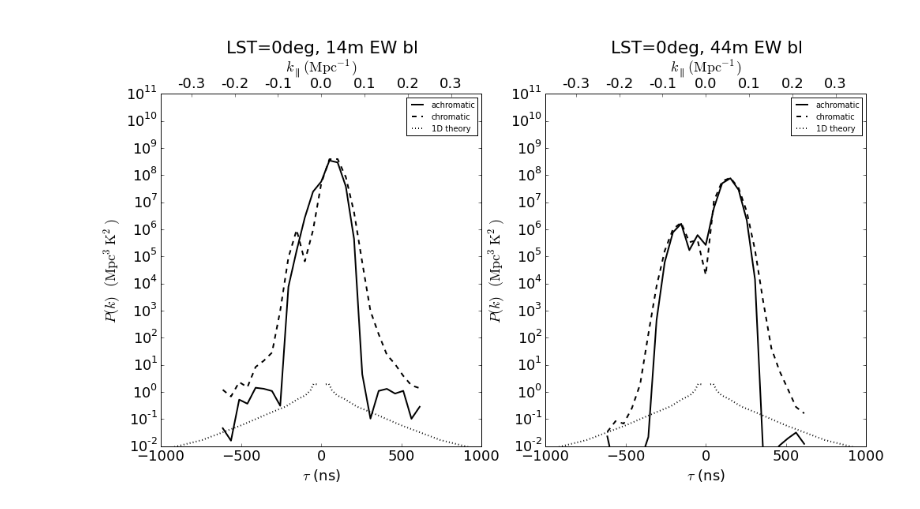
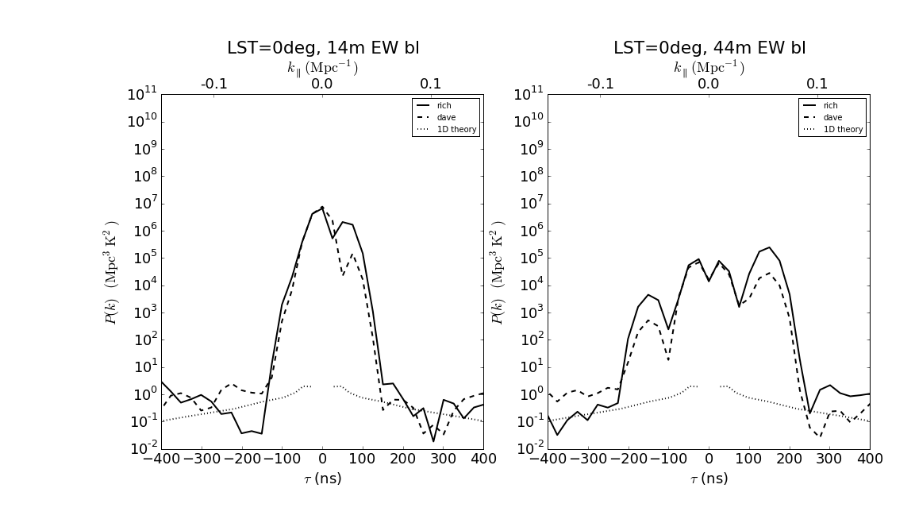
Before and after one commit to aewallwi/DishPapers, a Jupyter notebook: DishBeamMeasurements/paper/plot_nithya_simulated_visibilities.ipynb, the cells around one changed output. Drawn from its saved outputs; the diff is of its cells as text; code cells hidden in the pictures.

Commit message:
add new plots to repo and to paper draft

```diff
--- a/DishBeamMeasurements/paper/plot_nithya_simulated_visibilities.ipynb
+++ b/DishBeamMeasurements/paper/plot_nithya_simulated_visibilities.ipynb
@@ -22 +6,5 @@ visibilities (in Jy Hz) of size 30x256x4 using achromatic beam
+# %%
+d = '/Users/abrahamn/Documents/Physics/papers/DishPapers/data/'
+visdatrich = np.load(d+'14.0m_dish_multi_baseline_visibilities_no_ground_drift_80x1080.0s_baseline_range_14.6-58.4_asm_all_sky_sprms_0.0_nside_256_derr_0.000ns_gerr_0.00dB_nrand_1_Tsys_220.0K_128x781.2_kHz_150.0_MHz_extpb_RBAN_137.5_MHz_achromatic_no_pfb.npz')
+visdatdave = np.load(d+'14.0m_dish_multi_baseline_visibilities_no_ground_drift_80x1080.0s_baseline_range_14.6-58.4_asm_all_sky_sprms_0.0_nside_256_derr_0.000ns_gerr_0.00dB_nrand_1_Tsys_220.0K_128x781.2_kHz_150.0_MHz_extpb_DDAN_137.5_MHz_achromatic_no_pfb.npz')
 # %%
@@ -33,10 +21,10 @@ visdat.files
 # %%
-freqs = visdat['freqs']
+freqs = visdatrich['freq']
 dfHz = freqs[1]-freqs[0]
 
 desiredcenterfreq = 150.e6
 desiredcenterindex = int((desiredcenterfreq-freqs[0])/dfHz)
-bandbandwidth = 20.e6 # Hz
+bandbandwidth = 40.e6 # Hz
 desirednfreqs = bandbandwidth/dfHz
 desiredindices = arange(len(freqs))[arange(int(desiredcenterindex-desirednfreqs/2),int(desiredcenterindex+desirednfreqs/2))]
 
@@ -48,6 +36,7 @@ centerbandlamda = 3.e8/centerbandfreq
 
 z = 1420.e6/centerbandfreq-1
 Ez = sqrt(.3*(1+z)**3+.7)
+H0overc = 2.335e-4 # 1/Mpc
 # %%
 # Theory power spectrum from Zaki's PAPER-64 paper
 theorydat2 = genfromtxt('/Users/abrahamn/Documents/Physics/papers/beamforming_errors_in_mwa_tiles/model_power_spectrum8_4.txt',skip_header=2)
@@ -98,7 +92,7 @@ def plotjunk(ax,hordelay):
     ax.semilogy([-hordelay,-hordelay],[1.e-6,2.e18],'k-')
     ax.semilogy([hordelay,hordelay],[1.e-6,2.e18],'k-')
     plt.ylim([1.e-2,1.e11])
-    plt.xlim([-1000.,1000.])
+    plt.xlim([-400.,400.])
     plt.xlabel(r"$\tau$ (ns)")
     plt.ylabel(r"$P(k)$  $(\mathrm{Mpc}^3 \mathrm{K}^2)$")
     ax2 = ax.twiny()
@@ -112,22 +119,22 @@ def plotjunk(ax,hordelay):
 # %%
 fig = plt.figure(num=None, figsize=(16, 8), dpi=80)
 
-delays,vis_achromatic_delayspec_shortbl = vis_to_delay_spec(visdat['achromatic_skyvis_freq'][0,desiredindices,0],70)
-delays,vis_chromatic_delayspec_shortbl = vis_to_delay_spec(visdat['chromatic_skyvis_freq'][0,desiredindices,0],70)
+delays,visrich_delayspec_shortbl = vis_to_delay_spec(visdatrich['vis_freq'][0,desiredindices,0],1)
+delays,visdave_delayspec_shortbl = vis_to_delay_spec(visdatdave['vis_freq'][0,desiredindices,0],1)
 
-delays,vis_achromatic_delayspec_longbl = vis_to_delay_spec(visdat['achromatic_skyvis_freq'][17,desiredindices,0],70)
-delays,vis_chromatic_delayspec_longbl = vis_to_delay_spec(visdat['chromatic_skyvis_freq'][17,desiredindices,0],70)
+delays,visrich_delayspec_longbl = vis_to_delay_spec(visdatrich['vis_freq'][17,desiredindices,0],1)
+delays,visdave_delayspec_longbl = vis_to_delay_spec(visdatdave['vis_freq'][17,desiredindices,0],1)
 
 ax1 = fig.add_subplot(121)
-ax1.semilogy(delays, abs(vis_achromatic_delayspec_shortbl)**2 ,'k-',linewidth=2,label='achromatic')
-ax1.semilogy(delays, abs(vis_chromatic_delayspec_shortbl)**2 ,'k--',linewidth=2,label='chromatic')
+ax1.semilogy(delays, abs(visrich_delayspec_shortbl)**2 ,'k-',linewidth=2,label='rich')
+ax1.semilogy(delays, abs(visdave_delayspec_shortbl)**2 ,'k--',linewidth=2,label='dave')
 plt.title('\nLST=0deg, 14m EW bl\n\n')
 plotjunk(ax1,14*3*1000.)
 
 ax11 = fig.add_subplot(122)
-ax11.semilogy(delays, abs(vis_achromatic_delayspec_longbl)**2 ,'k-',linewidth=2,label='achromatic')
-ax11.semilogy(delays, abs(vis_chromatic_delayspec_longbl)**2 ,'k--',linewidth=2,label='chromatic')
+ax11.semilogy(delays, abs(visrich_delayspec_longbl)**2 ,'k-',linewidth=2,label='rich')
+ax11.semilogy(delays, abs(visdave_delayspec_longbl)**2 ,'k--',linewidth=2,label='dave')
 plt.title('\nLST=0deg, 44m EW bl\n\n')
 plotjunk(ax11,44*3*1000.)
 # %% [output]
-[figure, old version]
+[figure, new version]
```
Also changed, not shown: parts of 6 cells of this notebook, 17 other files.
